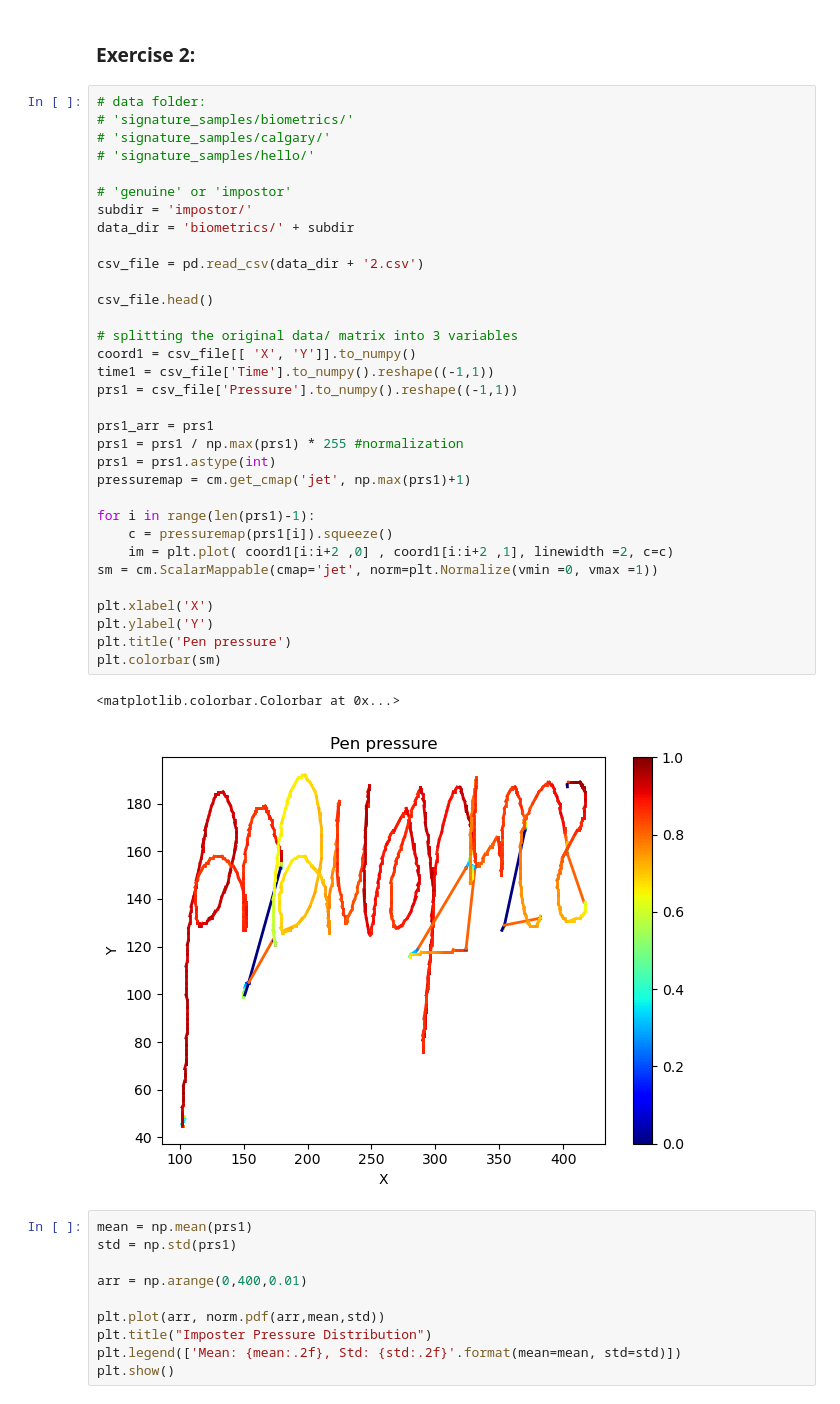
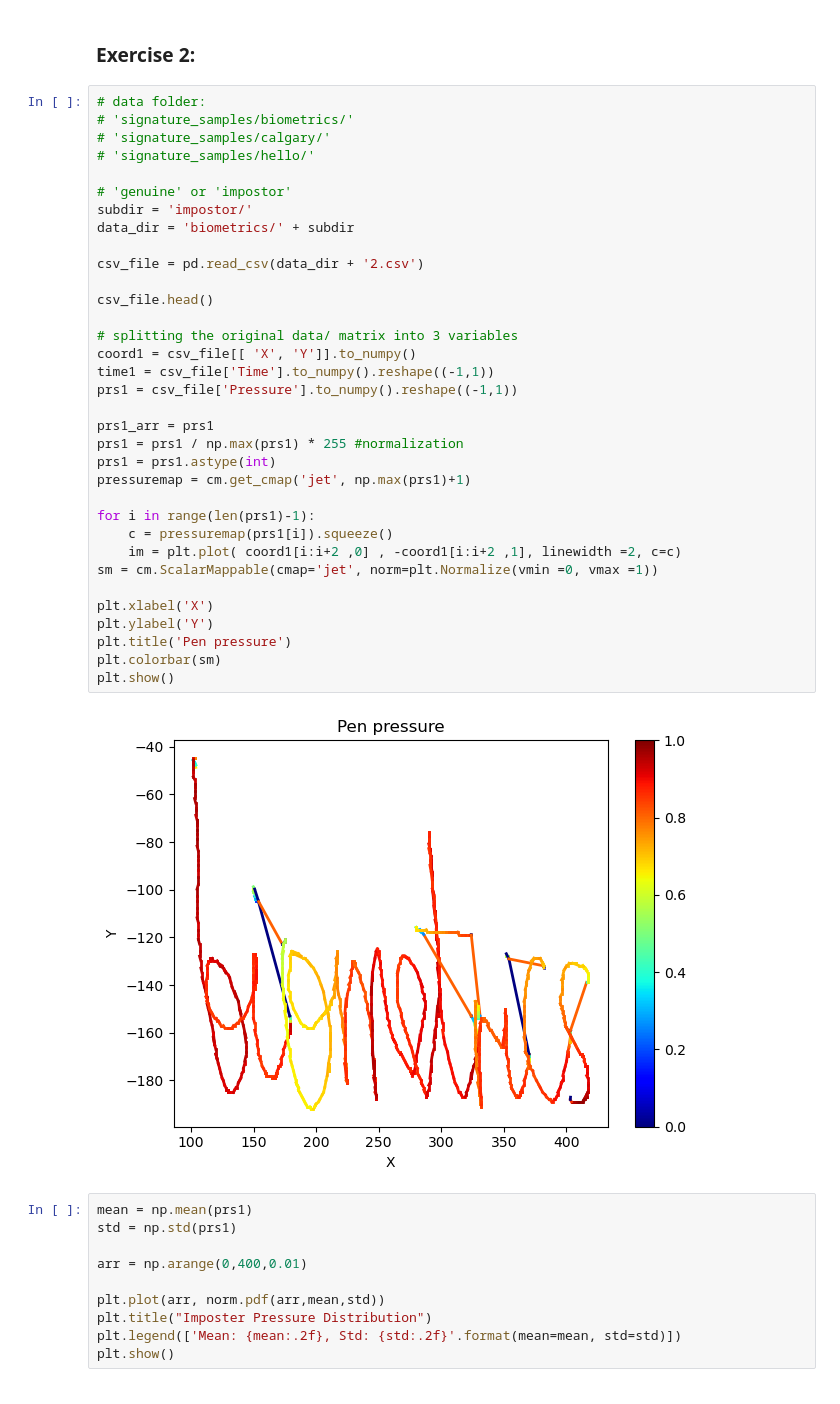
Before and after one commit to Abid-Al-Labib/ENCM-509, a Jupyter notebook: lab 2/Lab02.ipynb, the cells around one changed output. Drawn from its saved outputs; the diff is of its cells as text.

```diff
--- a/lab 2/Lab02.ipynb
+++ b/lab 2/Lab02.ipynb
@@ -71,36 +71,36 @@ For this exercise, we plot the histogram of a sample of data with a theoretical
 # 'signature_samples/calgary/'
 # 'signature_samples/hello/'
 
 # 'genuine' or 'impostor'
 subdir = 'impostor/'
 data_dir = 'biometrics/' + subdir
 
 csv_file = pd.read_csv(data_dir + '2.csv')
 
 csv_file.head()
 
 # splitting the original data/ matrix into 3 variables
 coord1 = csv_file[[ 'X', 'Y']].to_numpy()
 time1 = csv_file['Time'].to_numpy().reshape((-1,1))
 prs1 = csv_file['Pressure'].to_numpy().reshape((-1,1))
 
 prs1_arr = prs1
 prs1 = prs1 / np.max(prs1) * 255 #normalization
 prs1 = prs1.astype(int)
 pressuremap = cm.get_cmap('jet', np.max(prs1)+1)
 
 for i in range(len(prs1)-1):
     c = pressuremap(prs1[i]).squeeze()
-    im = plt.plot( coord1[i:i+2 ,0] , coord1[i:i+2 ,1], linewidth =2, c=c)
+    im = plt.plot( coord1[i:i+2 ,0] , -coord1[i:i+2 ,1], linewidth =2, c=c)
 sm = cm.ScalarMappable(cmap='jet', norm=plt.Normalize(vmin =0, vmax =1))
 
 plt.xlabel('X')
 plt.ylabel('Y')
 plt.title('Pen pressure')
 plt.colorbar(sm)
+plt.show()
 # %% [output]
-<matplotlib.colorbar.Colorbar at 0x...>
-[figure, old version]
+[figure, new version]
 # %%
 mean = np.mean(prs1)
 std = np.std(prs1)
```
Also changed, not shown: parts of 2 cells of this notebook.
